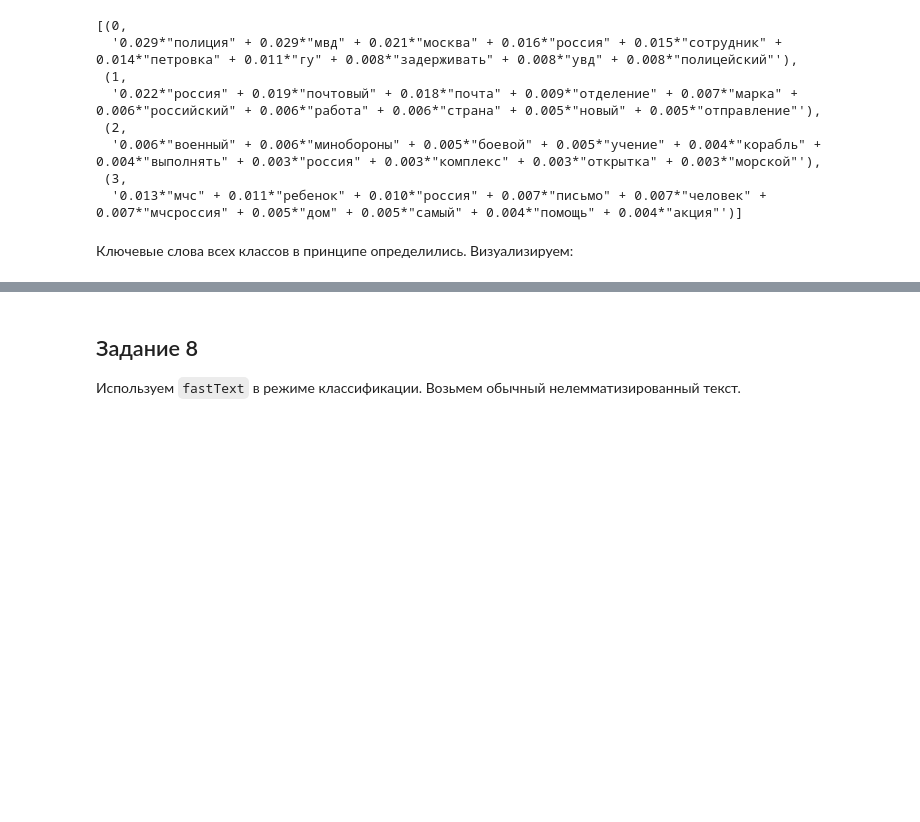
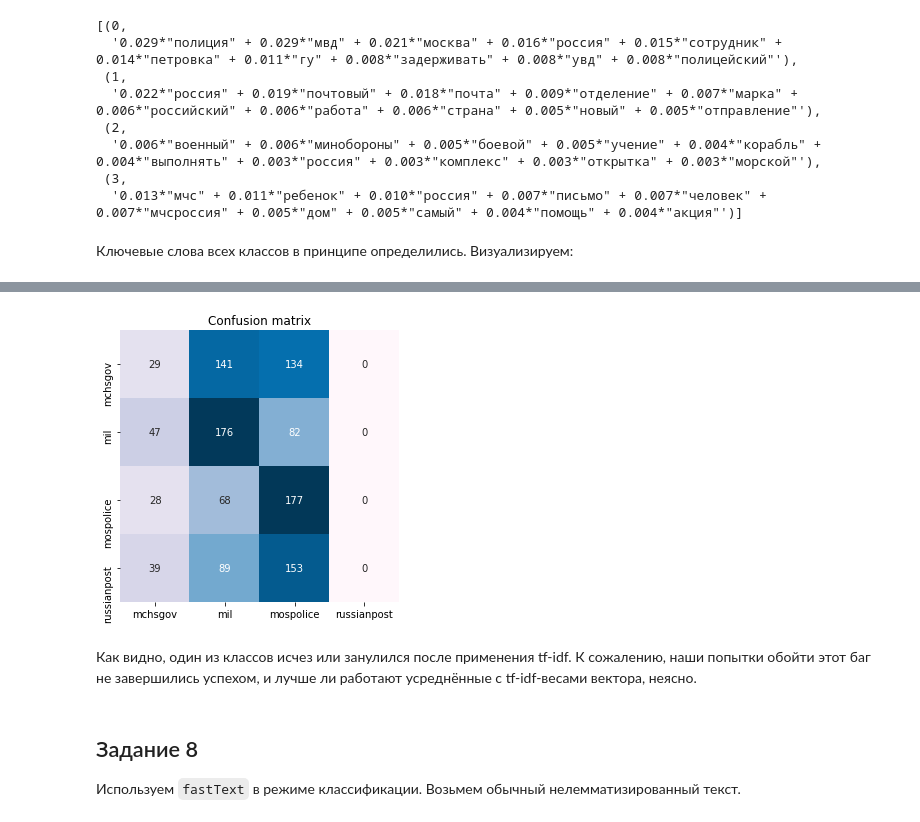
Before and after one commit to annnyway/ML, a Jupyter notebook: ML_HW1.ipynb, the cells around one changed output, grey strips where cells are left out. Cells and saved outputs as stored; diff of their text form; code cells hidden in the pictures; blank space fills up the shorter version.

````diff
--- a/ML_HW1.ipynb
+++ b/ML_HW1.ipynb
@@ -825,0 +950,3 @@ pyLDAvis.display(vis_data)
+# %%
+train_tfidf_array = train_tfidf.toarray()
+test_tfidf_array = test_tfidf.toarray()
@@ -825,0 +958,21 @@ pyLDAvis.display(vis_data)
+# %%
+def get_mean_matrix(text):
+    vector = np.zeros(shape=300)
+    counter = 0
+    for word in text:
+        try:
+            vector = np.add(vector, word)
+            counter += 1
+        except KeyError:
+            pass
+    if counter == 0:
+        return vector.squeeze()
+    return (vector / counter).squeeze()
+# %%
+mean_train_vectors = [get_mean_matrix(text) for text in train_tfidf_array]
+mean_test_vectors = [get_mean_matrix(text) for text in test_tfidf_array]
+# %%
+clf = LogisticRegression(C=1)
+clf.fit(mean_train_vectors, train.source)
+preds = clf.predict(mean_test_vectors)
+evaluate(test.source, preds)
@@ -826,3 +989,16 @@ pyLDAvis.display(vis_data)
+# %%
+m = confusion_matrix(test.source, preds)
+
+labels = clf.classes_
+plt.figure(figsize = (5,5))
+sns.heatmap(data=m, annot=True, fmt="d", cbar=False, xticklabels=labels, yticklabels=labels, cmap="PuBu")
+plt.title("Confusion matrix")
+plt.show()
+# %% [output]
+[figure, added]
+# %% [markdown]
+Как видно, один из классов исчез или занулился после применения tf-idf.
+К сожалению, наши попытки обойти этот баг не завершились успехом, и лучше ли работают усреднённые с tf-idf-весами вектора, неясно.
 # %% [markdown]
 ## Задание 8
 Используем ```fastText``` в режиме классификации. Возьмем обычный нелемматизированный текст.
````
Also changed, not shown: parts of 21 cells of this notebook.
